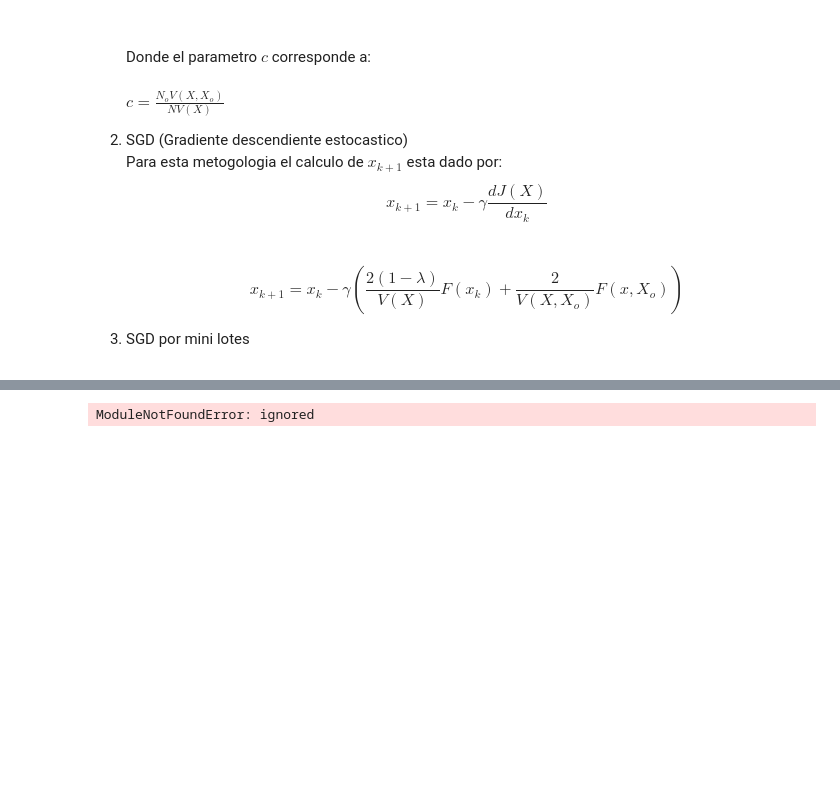
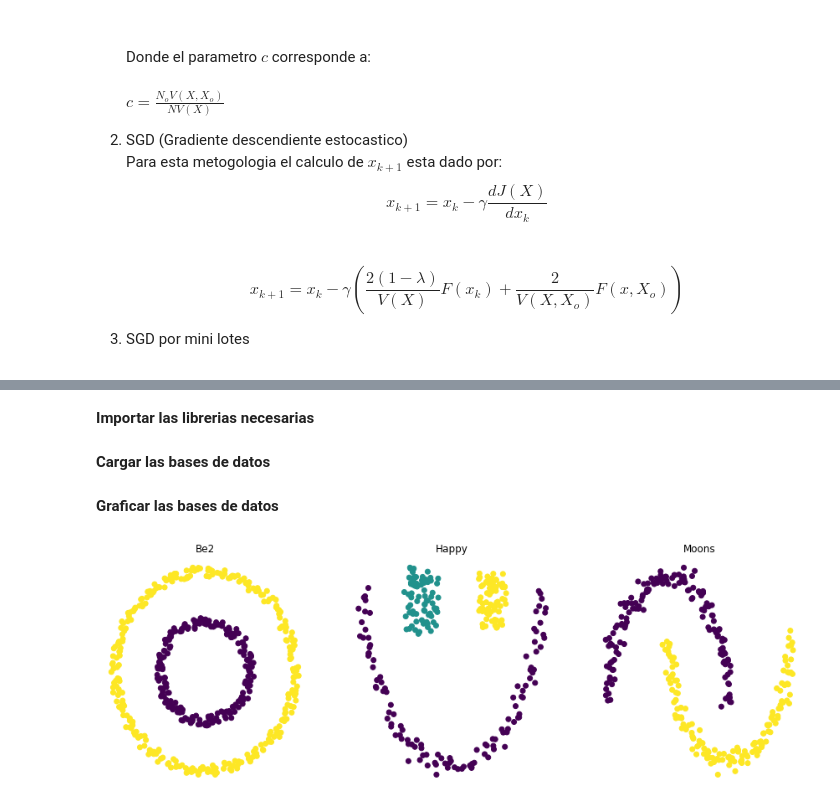
Before and after one commit to Bryan0122/PRI, a Jupyter notebook: PRI.ipynb, the cells around one changed output, grey strips where cells are left out. Cells and saved outputs as stored; diff of their text form; code cells hidden in the pictures; blank space fills up the shorter version.

```diff
--- a/PRI.ipynb
+++ b/PRI.ipynb
@@ -60,15 +64,55 @@ Unpacking objects: 100% (20/20), done.
+# %%
+import os
+import sys
+Path='/content/PRI'
+sys.path.append(Path)
+DB = os.path.join(Path, 'DB')
+# %% [markdown]
+**Importar las librerias necesarias**
 # %%
-import sys
 import numpy as np
 import math as math
 import scipy.io as sio
+from sklearn import datasets
 import matplotlib.pyplot as plt
-from main_functions import PRI,spectralClustering
 from scipy.spatial import distance
+from scipy.spatial.distance import cdist
 from sklearn.cluster import KMeans, SpectralClustering
-from scipy.spatial.distance import cdist
+from main_functions import PRI,MiniBatchPRI,spectralClustering
 from sklearn.base import BaseEstimator, TransformerMixin, ClusterMixin
-/content/PRI/main_functions.py
-# %% [output]
-ModuleNotFoundError: ignored
+# %% [markdown]
+**Cargar las bases de datos**
+# %%
+data=sio.loadmat(DB)['DB'][0,0]
+be_2=data['be2']
+sc=SpectralClustering(n_clusters=2,n_neighbors=5,gamma = 1000)
+sc.fit(be_2)
+labels_be2=sc.labels_
+happy=data['happy']
+sc=SpectralClustering(n_clusters=3,n_neighbors=5,gamma = 1000)
+sc.fit(happy)
+labels_happy=sc.labels_
+moons,labels_moons = datasets.make_moons(n_samples=300, noise=.05)
+# %% [markdown]
+**Graficar las bases de datos**
+# %%
+plt.figure(figsize=(15,5))
+# BE2
+ax1=plt.subplot(131)
+ax1=plt.scatter(be_2[:,0],be_2[:,1],c=labels_be2)
+ax1=plt.title('Be2')
+ax1=plt.axis('off')
+# Happy
+ax2=plt.subplot(132)
+ax2=plt.scatter(happy[:,0],happy[:,1],c=labels_happy)
+ax2=plt.title('Happy')
+ax2=plt.axis('off')
+# Moons
+ax3=plt.subplot(133)
+ax3=plt.scatter(moons[:,0],moons[:,1],c=labels_moons)
+ax3=plt.title('Moons')
+ax3=plt.axis('off')
+plt.show()
+# %% [output]
+[figure, added]
 # %%
```
Also changed, not shown: parts of 4 cells of this notebook.
